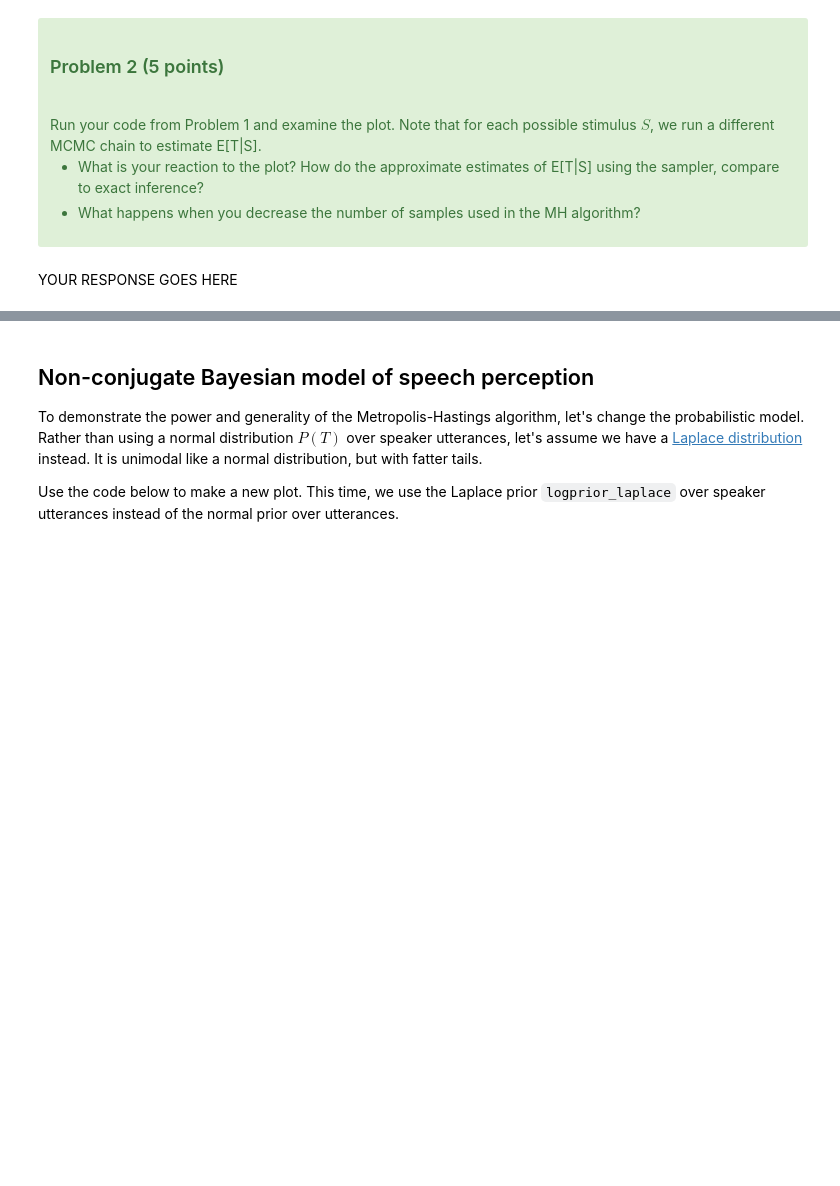
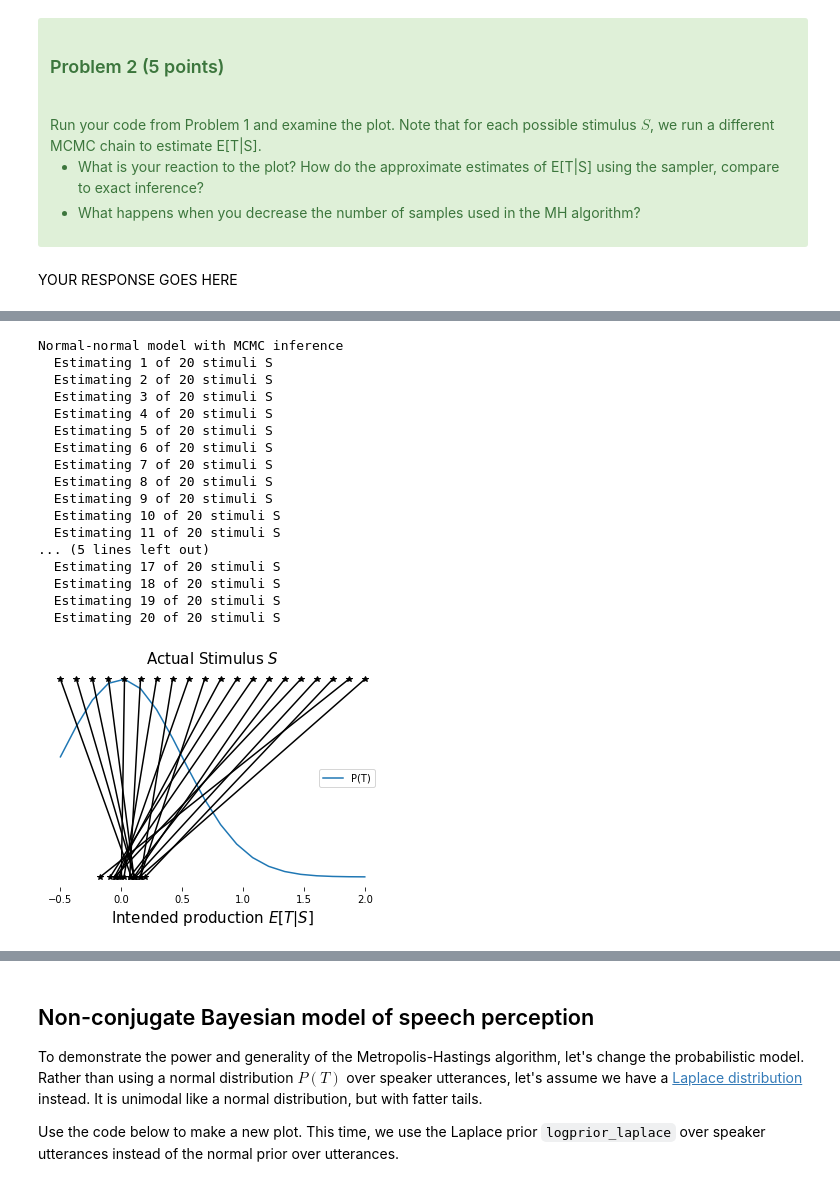
Before and after one commit to changhyunlee806/CCM-site, a Jupyter notebook: homeworks/homework-Bayes/Homework-Bayes-C.ipynb, the cells around one changed output, grey strips where cells are left out. Drawn from its saved outputs; the diff is of its cells as text; code cells hidden in the pictures; blank space fills up the shorter version.

```diff
--- a/homeworks/homework-Bayes/Homework-Bayes-C.ipynb
+++ b/homeworks/homework-Bayes/Homework-Bayes-C.ipynb
@@ -195,0 +299,58 @@ YOUR RESPONSE GOES HERE
+# %%
+# nsamp = 500
+def estimate_metropolis_hastings(S,f_loglikelihood,f_logprior,nsamp=500,nburn_in=100,prop_width=0.25):
+    #
+    #  Draw a sequence of samples T_(nburn_in), T_2, ..., T_nsamp from the posterior distribution P(T|S)
+    #
+    # Input
+    #  S : actual stimulus (scalar value only)
+    #  f_loglikelihood : function handle f(S,T) to log-likelihood log P(S|T)
+    #  f_logprior : function handle f(t) to log-prior P(T)
+    #  nsamp : how many samples to produce in MCMC chain
+    #  nburn_in : how many samples at the beginning of the chain should we toss away
+    #  prop_width : standard deviation of Gaussian proposal, centered at current value of T
+    #
+    assert(isinstance(S, float))
+    samples = []
+    # TODO: Your code goes here
+
+    mean = 0
+    posterior = np.exp(f_loglikelihood(S, mean) + f_logprior(mean))
+
+    while len(samples) < nsamp:
+        prop = norm(mean, prop_width).rvs()
+        proposalT = np.exp(f_loglikelihood(mean, prop)) * np.exp(f_logprior(prop))
+
+        accept_factor = proposalT / posterior
+        if accept_factor >= 1:
+            posterior = proposalT
+            mean = prop
+        elif random.random() < accept_factor:
+            posterior = proposalT
+            mean = prop
+        samples.append(mean)
+
+    return np.mean(samples[nburn_in:])
+
+print('Normal-normal model with MCMC inference')
+f_posterior_mean = lambda S : estimate_metropolis_hastings(S,loglikelihood_normal,logprior_normal)
+plot_warp(f_posterior_mean,X,logprior_normal,verbose=True)
+# %% [output]
+Normal-normal model with MCMC inference
+  Estimating 1 of 20 stimuli S
+  Estimating 2 of 20 stimuli S
+  Estimating 3 of 20 stimuli S
+  Estimating 4 of 20 stimuli S
+  Estimating 5 of 20 stimuli S
+  Estimating 6 of 20 stimuli S
+  Estimating 7 of 20 stimuli S
+  Estimating 8 of 20 stimuli S
+  Estimating 9 of 20 stimuli S
+  Estimating 10 of 20 stimuli S
+  Estimating 11 of 20 stimuli S
+... (5 lines left out)
+  Estimating 17 of 20 stimuli S
+  Estimating 18 of 20 stimuli S
+  Estimating 19 of 20 stimuli S
+  Estimating 20 of 20 stimuli S
+[figure, added]
```
Also changed, not shown: parts of 11 cells of this notebook, 1 other file.
